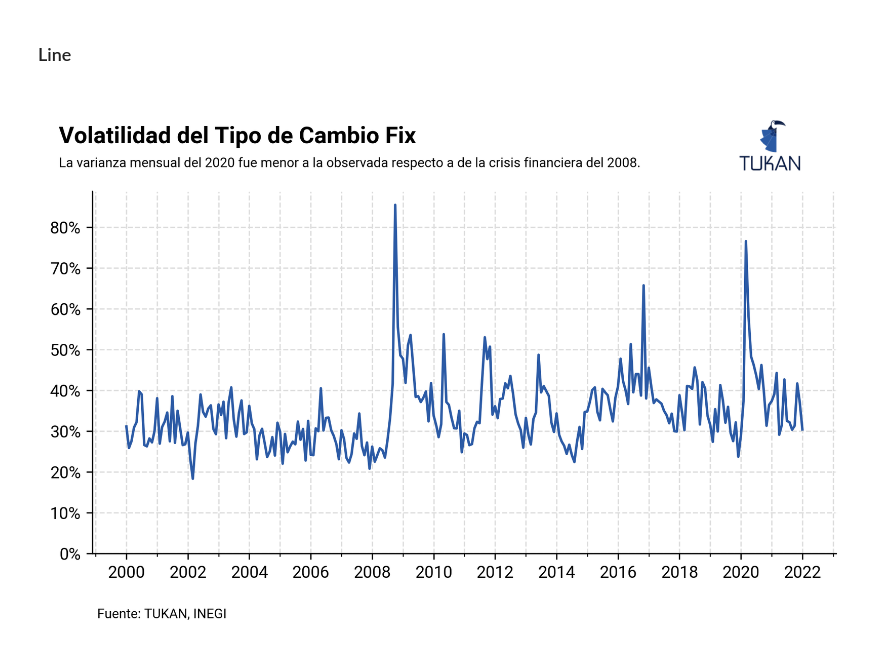
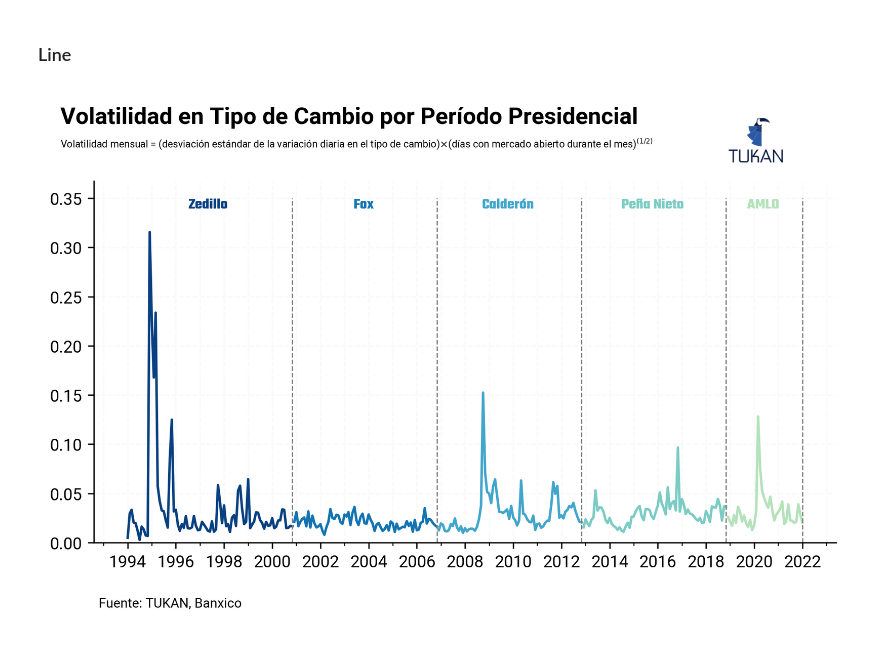
Before and after one commit to TukanMx/tukan_notebooks, a Jupyter notebook: social/social_media/exchange_rate/exchange_rate_template.ipynb, the cells around one changed output. Drawn from its saved outputs; the diff is of its cells as text; code cells hidden in the pictures.

Commit message:
FX Time series

```diff
--- a/social/social_media/exchange_rate/exchange_rate_template.ipynb
+++ b/social/social_media/exchange_rate/exchange_rate_template.ipynb
@@ -114,7 +114,7 @@ payload = {
             ]
         }
     ],
-    "from": "2000-01-01"
+    "from": "1994-01-01"
 }
 
 response = get_tukan_api_request(payload)
@@ -151,12 +151,12 @@ temp = final_data[['change','year_month']].groupby('year_month').std()
 temp.rename(columns={'change':'month_std'}, inplace=True)
 final_data = pd.merge(final_data, temp, how='left', on='year_month')
 
-final_data['var'] = (final_data['month_std']*final_data['count'])**(1/2)
-final_data = final_data[['year_month','var']].drop_duplicates()
+final_data['volatility'] = final_data['month_std']*(final_data['count'])**(1/2)
+final_data = final_data[['year_month','volatility']].drop_duplicates()
 final_data.reset_index(drop=True, inplace=True)
 final_data['year_month'] = final_data['year_month'].astype(str) + '-01'
 final_data["year_month"] = pd.to_datetime(final_data["year_month"])
 final_data.drop(final_data.tail(1).index,inplace=True)
-final_data['var'] = final_data['var'].astype(float)
+final_data['volatility'] = final_data['volatility'].astype(float)
 final_data
 # %% [output]
@@ -265,3 +265,5 @@ newax.axis("off")
 # %% [output]
 TypeError: Image data of dtype object cannot be converted to float
 [figure]
+# %%
+final_data["president"] = ["Zedillo" if x < datetime(2000,12,1) else "Fox" if x < datetime(2006,12,1) else "Calderón" if x < datetime(2012,12,1) else "Peña Nieto" if x < datetime(2018,12,1) else "AMLO" for x in final_data["year_month"]]
@@ -271,64 +300,82 @@ TypeError: Image data of dtype object cannot be converted to float
 fig = plt.figure(dpi=300, figsize=(8,4))
 ax = plt.subplot(111)
 
-ax.plot(final_data["year_month"], final_data["var"])
+presidents = list(final_data["president"].unique())
 
-ax.yaxis.set_major_formatter(ticker.StrMethodFormatter('{x:,.0%}'))
+cmap = mpl.cm.get_cmap("GnBu_r", len(presidents) + 2)
+
+for index, x in enumerate(presidents):
+    ax.plot(final_data[final_data["president"] == x]["year_month"], final_data[final_data["president"] == x]["volatility"], color = cmap(index))
+
+    X_max = final_data[final_data["president"] == x]["year_month"].max()
+    X_min = final_data[final_data["president"] == x]["year_month"].min()
+    center_date = X_min + ((X_max - relativedelta(months=2)) - X_min)/2
+
+    ax.vlines(X_max, ymin = 0, ymax = .35, color = "gray", ls = "--", lw = .75)
+    ax_text(x = center_date, y = .35,
+            s = f"<{x}>",
+            highlight_textprops=[{"color": cmap(index)}],
+                                ax = ax, weight = "bold", font = "Teko", ha = "center", size = 9)
+
+
+# ax.set_gid(color = "#dddddd")
+ax.yaxis.set_major_formatter(ticker.StrMethodFormatter('{x:,.2f}'))
 # Add minor gridlines and format ticks
 ax.xaxis.set_major_locator(mdates.YearLocator(2))
 ax.xaxis.set_minor_locator(mdates.YearLocator(1))
 
-ax.grid(visible=True, which='minor', linestyle='--')
+ax.grid(visible=True, which='both', linestyle='--', color = "#f9f9f9")
 
 ax.set_ylim(0)
 
 fig.text(
     0.09,
-    .98,
-    "Volatilidad del Tipo de Cambio Fix",
+    1,
+    "Volatilidad en Tipo de Cambio por Período Presidencial",
     size=14,
-    weight = "bold"
+    weight = "bold",
+    font = "Roboto"
 )
 fig.text(
     0.09,
-    0.93,
-    "La varianza mensual del 2020 fue menor a la observada respecto a de la crisis financiera del 2008.",
-    size=8
+    0.95,
+    r"Volatilidad mensual = (desviación estándar de la variación diaria en el tipo de cambio)$\times$(días con mercado abierto durante el mes)$^{(1/2)}$",
+    size=6
 )
 # Add footer
-fig.text(0.13, -0.01, "Fuente: TUKAN, INEGI", fontsize=8)
+fig.text(0.13, -0.01, "Fuente: TUKAN, Banxico", fontsize=8)
 
 # Save plot with TUKAN logo, transparent and white
 plt.savefig(
     "plots/exchange_rate_line_no_logo.svg",
     dpi=300,
     bbox_inches="tight",
     # facecolor="white",
     edgecolor="none",
     transparent=True,
 )
 
 tukan_im = image.imread(module_path + "\\assets\\logo\\logo192.png")
-newax = fig.add_axes([0.72, .88, 0.16, 0.19], anchor="NE", zorder=1)
+newax = fig.add_axes([0.72, .88, 0.14, 0.17], anchor="NE", zorder=1)
 newax.imshow(tukan_im)
 newax.axis("off")
 
 plt.savefig(
     "plots/exchange_rate_line_logo.png",
     dpi=300,
     bbox_inches="tight",
     # facecolor="white",
     edgecolor="none",
     transparent=True,
 )
 
 plt.savefig(
     "plots/exchange_rate_line_white_logo.png",
     dpi=300,
     bbox_inches="tight",
     facecolor="white",
     edgecolor="none",
     transparent=False,
 )
 # %% [output]
-[figure, old version]
+[figure, new version]
```
Also changed, not shown: parts of 5 cells of this notebook.
